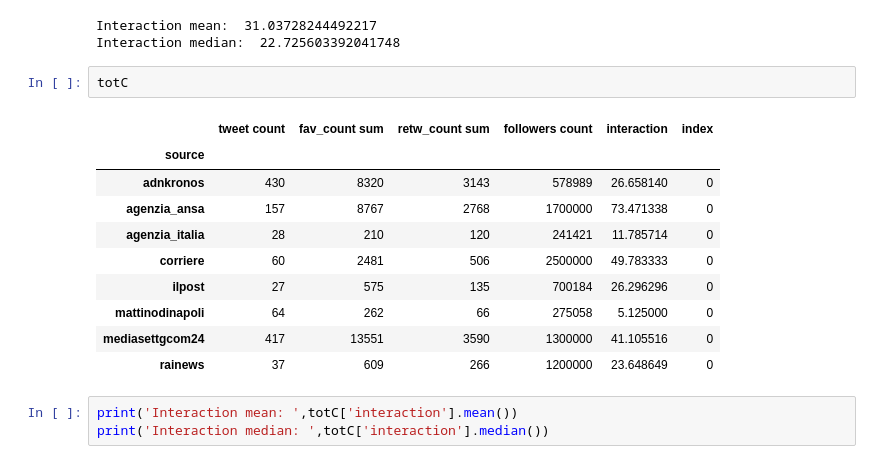
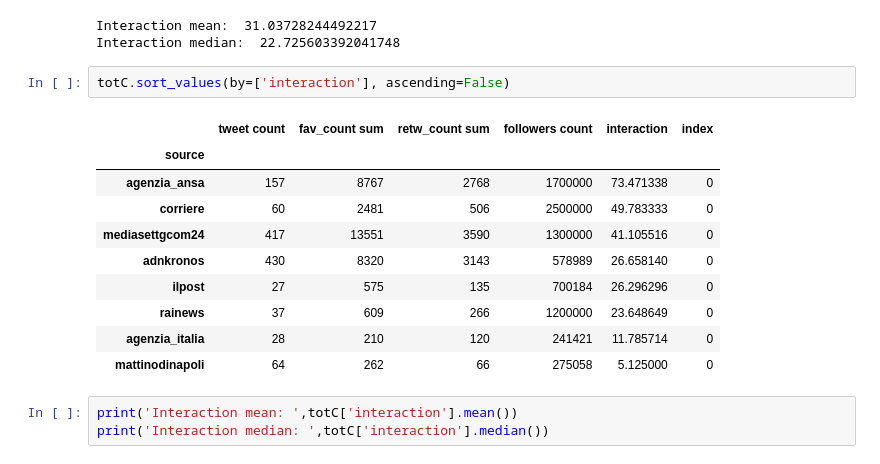
Before and after one commit to Dassoo/info-vis_project, a Jupyter notebook: ds_graphs.ipynb, the cells around one changed output. Cells and saved outputs as stored; diff of their text form.

```diff
--- a/ds_graphs.ipynb
+++ b/ds_graphs.ipynb
@@ -551,19 +533,19 @@ print('Interaction median: ',totSX['interaction'].median())
 # %% [output]
 Interaction mean:  31.03728244492217
 Interaction median:  22.725603392041748
-# %%
-totC
-# %% [output]
-|  | tweet count | fav_count sum | retw_count sum | followers count | interaction | index |
-| source |  |  |  |  |  |  |
-| adnkronos | 430 | 8320 | 3143 | 578989 | 26.658140 | 0 |
-| agenzia_ansa | 157 | 8767 | 2768 | 1700000 | 73.471338 | 0 |
-| agenzia_italia | 28 | 210 | 120 | 241421 | 11.785714 | 0 |
-| corriere | 60 | 2481 | 506 | 2500000 | 49.783333 | 0 |
-| ilpost | 27 | 575 | 135 | 700184 | 26.296296 | 0 |
-| mattinodinapoli | 64 | 262 | 66 | 275058 | 5.125000 | 0 |
-| mediasettgcom24 | 417 | 13551 | 3590 | 1300000 | 41.105516 | 0 |
-| rainews | 37 | 609 | 266 | 1200000 | 23.648649 | 0 |
+# %%
+totC.sort_values(by=['interaction'], ascending=False)
+# %% [output]
+|  | tweet count | fav_count sum | retw_count sum | followers count | interaction | index |
+| source |  |  |  |  |  |  |
+| agenzia_ansa | 157 | 8767 | 2768 | 1700000 | 73.471338 | 0 |
+| corriere | 60 | 2481 | 506 | 2500000 | 49.783333 | 0 |
+| mediasettgcom24 | 417 | 13551 | 3590 | 1300000 | 41.105516 | 0 |
+| adnkronos | 430 | 8320 | 3143 | 578989 | 26.658140 | 0 |
+| ilpost | 27 | 575 | 135 | 700184 | 26.296296 | 0 |
+| rainews | 37 | 609 | 266 | 1200000 | 23.648649 | 0 |
+| agenzia_italia | 28 | 210 | 120 | 241421 | 11.785714 | 0 |
+| mattinodinapoli | 64 | 262 | 66 | 275058 | 5.125000 | 0 |
 # %%
 print('Interaction mean: ',totC['interaction'].mean())
 print('Interaction median: ',totC['interaction'].median())
```
Also changed, not shown: parts of 51 cells of this notebook, 2 other files.
